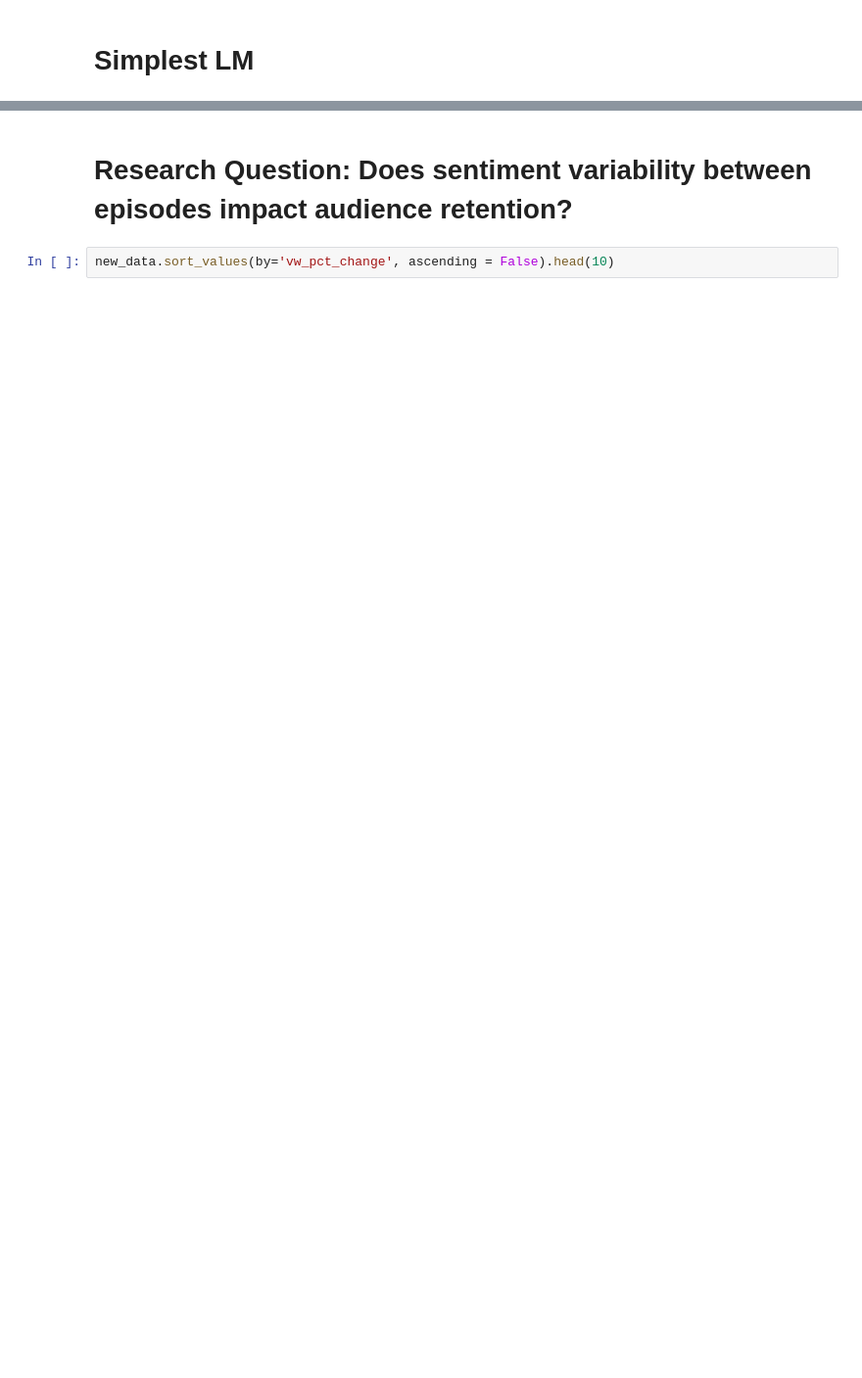
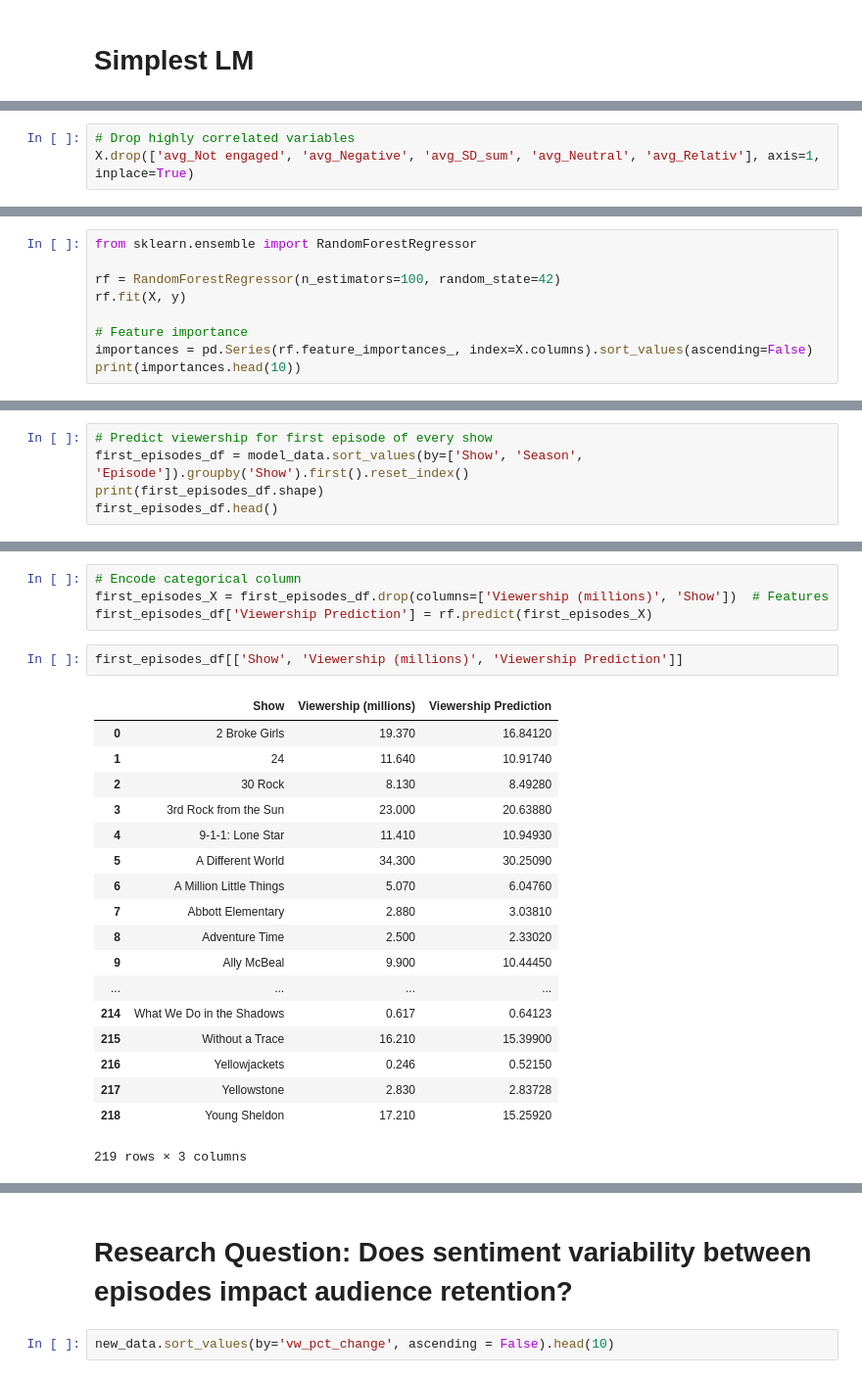
Before and after one commit to mermora97/TV-Shows-Survivorship-, a Jupyter notebook: notebooks/Add variables.ipynb, the cells around one changed output, grey strips where cells are left out. Shown at 98% size. Cells and saved outputs as stored; diff of their text form; blank space fills up the shorter version.

```diff
--- a/notebooks/Add variables.ipynb
+++ b/notebooks/Add variables.ipynb
@@ -350,0 +502,3 @@ pd.DataFrame(lr.coef_, index = X.columns).head(20)
+# %%
+# Drop highly correlated variables
+X.drop(['avg_Not engaged', 'avg_Negative', 'avg_SD_sum', 'avg_Neutral', 'avg_Relativ'], axis=1, inplace=True)
@@ -350,0 +507,9 @@ pd.DataFrame(lr.coef_, index = X.columns).head(20)
+# %%
+from sklearn.ensemble import RandomForestRegressor
+
+rf = RandomForestRegressor(n_estimators=100, random_state=42)
+rf.fit(X, y)
+
+# Feature importance
+importances = pd.Series(rf.feature_importances_, index=X.columns).sort_values(ascending=False)
+print(importances.head(10))
@@ -350,0 +559,5 @@ pd.DataFrame(lr.coef_, index = X.columns).head(20)
+# %%
+# Predict viewership for first episode of every show
+first_episodes_df = model_data.sort_values(by=['Show', 'Season', 'Episode']).groupby('Show').first().reset_index()
+print(first_episodes_df.shape)
+first_episodes_df.head()
@@ -350,0 +572,25 @@ pd.DataFrame(lr.coef_, index = X.columns).head(20)
+# %%
+# Encode categorical column
+first_episodes_X = first_episodes_df.drop(columns=['Viewership (millions)', 'Show'])  # Features
+first_episodes_df['Viewership Prediction'] = rf.predict(first_episodes_X)
+# %%
+first_episodes_df[['Show', 'Viewership (millions)', 'Viewership Prediction']]
+# %% [output]
+|  | Show | Viewership (millions) | Viewership Prediction |
+| 0 | 2 Broke Girls | 19.370 | 16.84120 |
+| 1 | 24 | 11.640 | 10.91740 |
+| 2 | 30 Rock | 8.130 | 8.49280 |
+| 3 | 3rd Rock from the Sun | 23.000 | 20.63880 |
+| 4 | 9-1-1: Lone Star | 11.410 | 10.94930 |
+| 5 | A Different World | 34.300 | 30.25090 |
+| 6 | A Million Little Things | 5.070 | 6.04760 |
+| 7 | Abbott Elementary | 2.880 | 3.03810 |
+| 8 | Adventure Time | 2.500 | 2.33020 |
+| 9 | Ally McBeal | 9.900 | 10.44450 |
+| ... | ... | ... | ... |
+| 214 | What We Do in the Shadows | 0.617 | 0.64123 |
+| 215 | Without a Trace | 16.210 | 15.39900 |
+| 216 | Yellowjackets | 0.246 | 0.52150 |
+| 217 | Yellowstone | 2.830 | 2.83728 |
+| 218 | Young Sheldon | 17.210 | 15.25920 |
+219 rows × 3 columns
```
Also changed, not shown: parts of 43 cells of this notebook.
